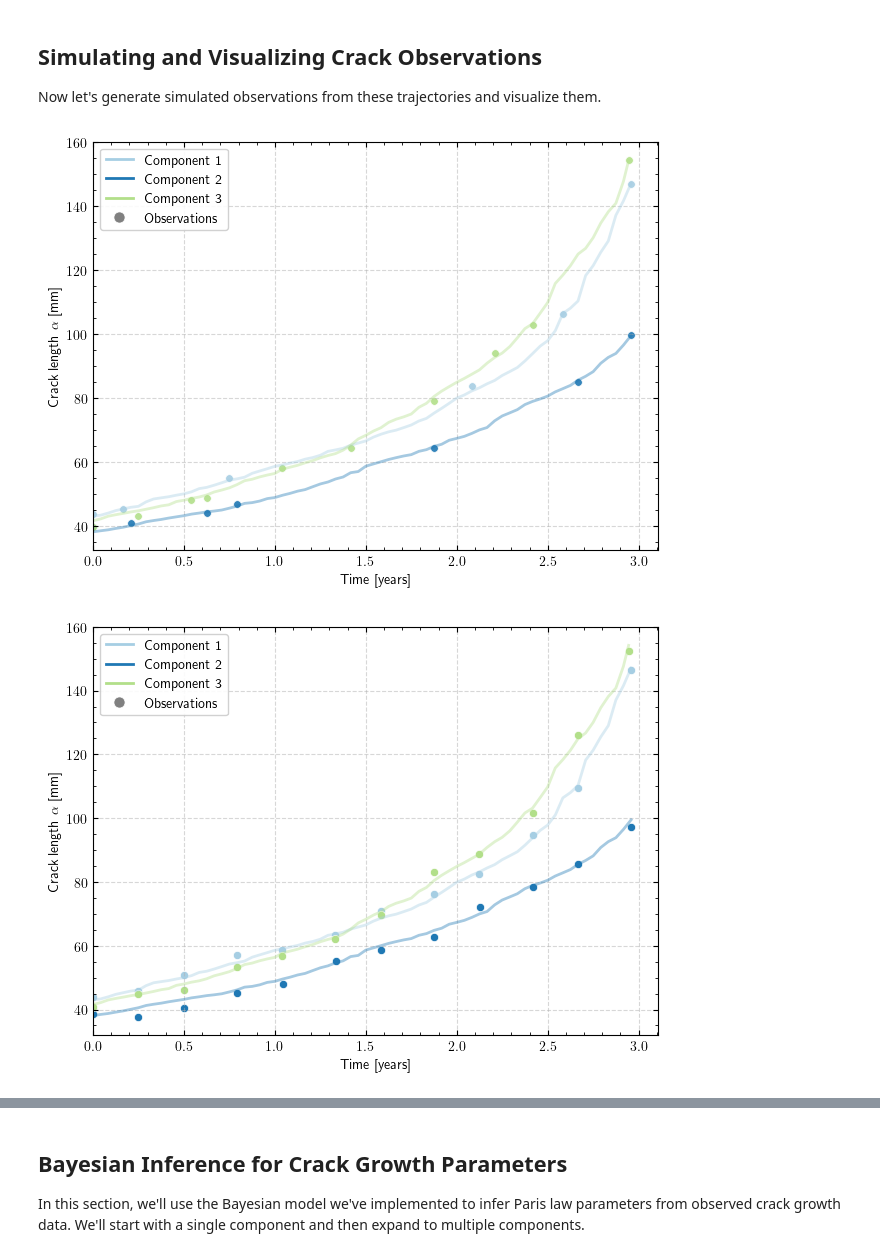
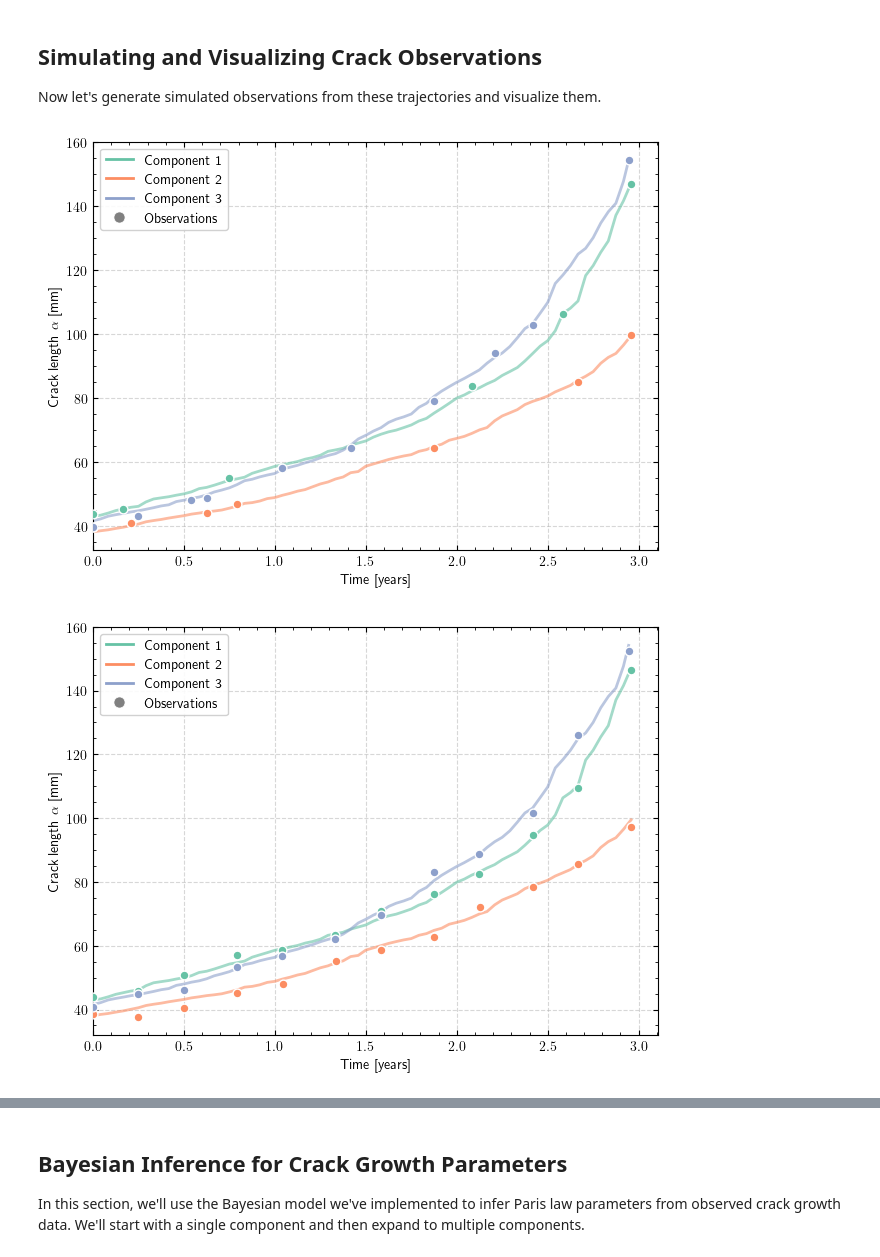
Before and after one commit to nsilionis/hierarchical-crack-growth-monitoring, a Jupyter notebook: notebooks/demo_spectral_fatigue.ipynb, the cells around one changed output, grey strips where cells are left out. Drawn from its saved outputs; the diff is of its cells as text; code cells hidden in the pictures.

```diff
--- a/notebooks/demo_spectral_fatigue.ipynb
+++ b/notebooks/demo_spectral_fatigue.ipynb
@@ -118,44 +119,44 @@ fig, ax = plot_trajectories_with_observations(
     obs_times=observations['times'],
     obs_lengths=observations['noisy_crack_lengths'],
     labels=[f"Component {i+1}" for i in range(len(selected_indices))],
-    cmap_name='Paired',
+    cmap_name='Set2',
     figsize=(6.4, 4.8),
-    traj_alpha=0.4,        # Make the trajectories slightly transparent
-    obs_alpha=0.9,         # Make the observations more visible
-    marker_size=30,        # Increase marker size for visibility
+    traj_alpha=0.6,        # Make the trajectories slightly transparent
+    obs_alpha=1.0,         # Make the observations more visible
+    marker_size=40,        # Increase marker size for visibility
     save_fig_name="trajectories_with_observations.pdf"
 )
 # %% [output]
-[figure, old version]
+[figure, new version]
 # %%
 # Let's also try uniform sampling, which is more systematic
 uniform_observations = obs_generator.create_observations(
     n_points=12,            # 8 observations per trajectory
     strategy='uniform',    # Evenly spaced observations
     std_dev=1.5,           # Slightly higher noise for demonstration
     include_endpoints=True,
     random_seed=42
 )
 
 # Visualize with uniform sampling
 fig, ax = plot_trajectories_with_observations(
     times=selected_trajectories['times'],
     crack_lengths=selected_trajectories['crack_lengths'],
     obs_times=uniform_observations['times'],
     obs_lengths=uniform_observations['noisy_crack_lengths'],
     labels=[f"Component {i+1}" for i in range(len(selected_indices))],
-    cmap_name='Paired',
+    cmap_name='Set2',
     figsize=(6.4, 4.8),
-    traj_alpha=0.4,
+    traj_alpha=0.6,
     obs_alpha=1.0,
-    marker_size=35,
+    marker_size=40,
     save_fig_name="uniform_observations.pdf"
 )
 
 # Add title to indicate this is uniform sampling
 # ax.set_title("Crack Growth Trajectories with Uniformly Sampled Observations")
 # %% [output]
-[figure, old version]
+[figure, new version]
 # %%
 # Finally, let's demonstrate different noise levels
 # Higher noise to illustrate measurement uncertainty
```
Also changed, not shown: parts of 46 cells of this notebook.
